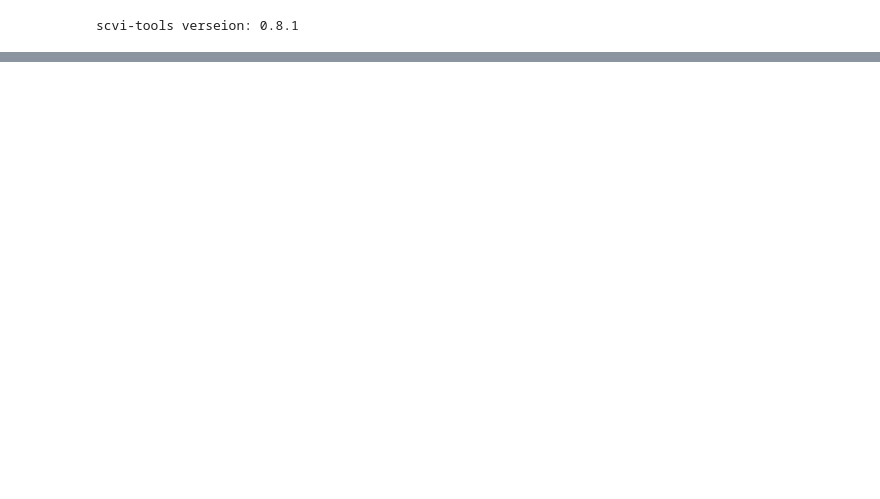
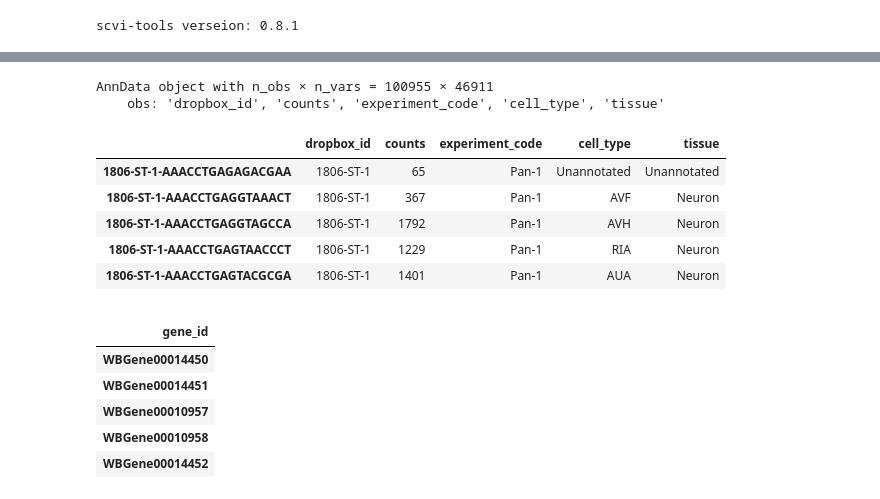
Before and after one commit to Munfred/scdefg-old, a Jupyter notebook: scdefg.ipynb, the cells around one changed output, grey strips where cells are left out. Drawn from its saved outputs; the diff is of its cells as text; code cells hidden in the pictures; blank space fills up the shorter version.

Commit message:
Now loads adata and creates census df

```diff
--- a/scdefg.ipynb
+++ b/scdefg.ipynb
@@ -38,0 +76,21 @@ scvi-tools verseion: 0.8.1
+# %%
+adata = anndata.read('taylor2020.h5ad')
+print(adata)
+display(adata.obs.head())
+display(adata.var.head())
+# %% [output]
+AnnData object with n_obs × n_vars = 100955 × 46911
+    obs: 'dropbox_id', 'counts', 'experiment_code', 'cell_type', 'tissue'
+|  | dropbox_id | counts | experiment_code | cell_type | tissue |
+| 1806-ST-1-AAACCTGAGAGACGAA | 1806-ST-1 | 65 | Pan-1 | Unannotated | Unannotated |
+| 1806-ST-1-AAACCTGAGGTAAACT | 1806-ST-1 | 367 | Pan-1 | AVF | Neuron |
+| 1806-ST-1-AAACCTGAGGTAGCCA | 1806-ST-1 | 1792 | Pan-1 | AVH | Neuron |
+| 1806-ST-1-AAACCTGAGTAACCCT | 1806-ST-1 | 1229 | Pan-1 | RIA | Neuron |
+| 1806-ST-1-AAACCTGAGTACGCGA | 1806-ST-1 | 1401 | Pan-1 | AUA | Neuron |
+|  |
+| gene_id |
+| WBGene00014450 |
+| WBGene00014451 |
+| WBGene00010957 |
+| WBGene00010958 |
+| WBGene00014452 |
```
Also changed, not shown: parts of 16 cells of this notebook.
